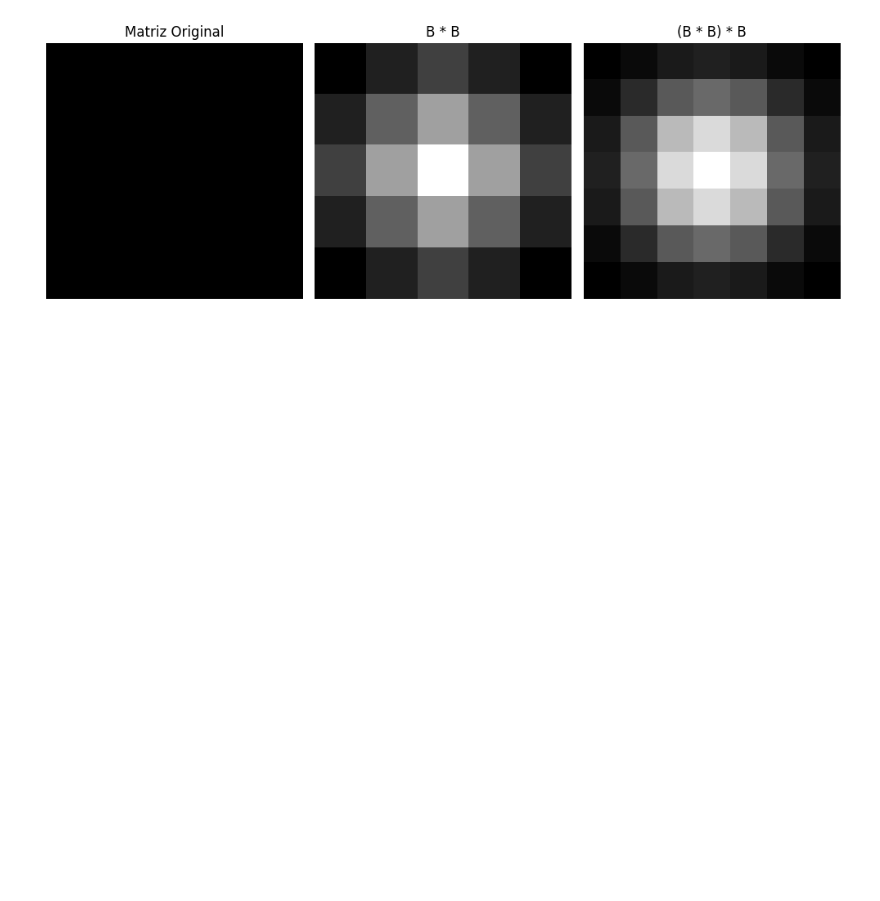
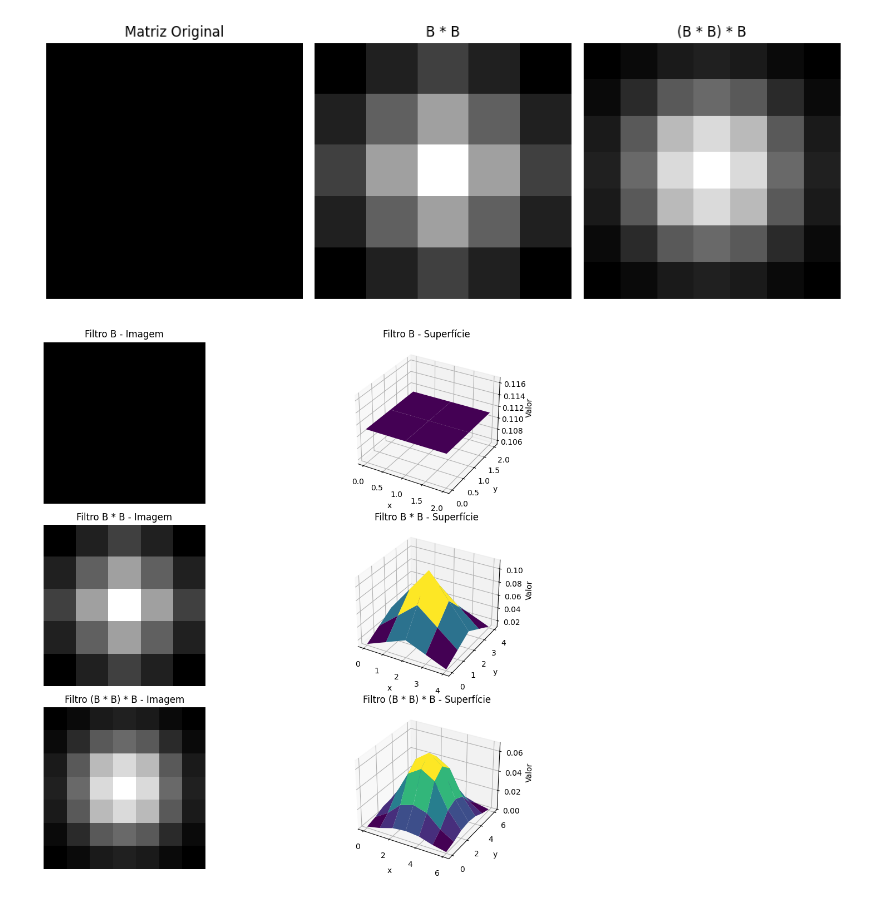
Before and after one commit to Manuelfjr/pdi, a Jupyter notebook: notebooks/01_atv02_code.ipynb, the cells around one changed output. Drawn from its saved outputs; the diff is of its cells as text; code cells hidden in the pictures; blank space fills up the shorter version.

```diff
--- a/notebooks/01_atv02_code.ipynb
+++ b/notebooks/01_atv02_code.ipynb
@@ -254,3 +286,30 @@ fig_q5_i1, ax_q5_i1 = plot_matrices(
 fig_q5_i1.savefig(path_assets / "atv02-q05-03.png", dpi=400, bbox_inches='tight')
 # %% [output]
 [figure]
+# %%
+filtros = [B, B2, B3]
+titulos = ['Filtro B', 'Filtro B * B', 'Filtro (B * B) * B']
+
+fig_q5_i4, axs = plt.subplots(nrows=3, ncols=2, figsize=(12, 10))
+
+for i, filtro in enumerate(filtros):
+    axs[i, 0].imshow(filtro, cmap='gray', interpolation='nearest')
+    axs[i, 0].set_title(f'{titulos[i]} - Imagem')
+    axs[i, 0].axis('off')
+    axs[i, 1].axis('off')
+
+    ax3d = fig_q5_i4.add_subplot(3, 2, 2*i + 2, projection='3d')
+    x = np.arange(filtro.shape[1])
+    y = np.arange(filtro.shape[0])
+    x, y = np.meshgrid(x, y)
+    ax3d.plot_surface(x, y, filtro, cmap='viridis')
+    ax3d.set_title(f'{titulos[i]} - Superfície')
+    ax3d.set_xlabel('x')
+    ax3d.set_ylabel('y')
+    ax3d.set_zlabel('Valor')
+
+fig_q5_i4.tight_layout()
+fig_q5_i4.savefig(path_assets / "atv02-q05-04.png", dpi=400, bbox_inches='tight')
+plt.show()
+# %% [output]
+[figure, added]
```
Also changed, not shown: parts of 2 cells of this notebook, 4 other files.
